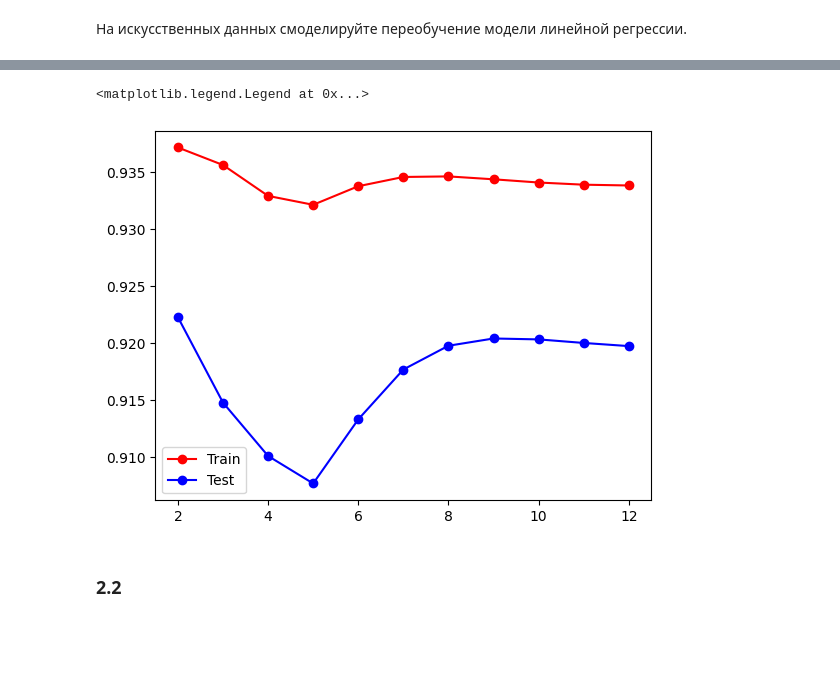
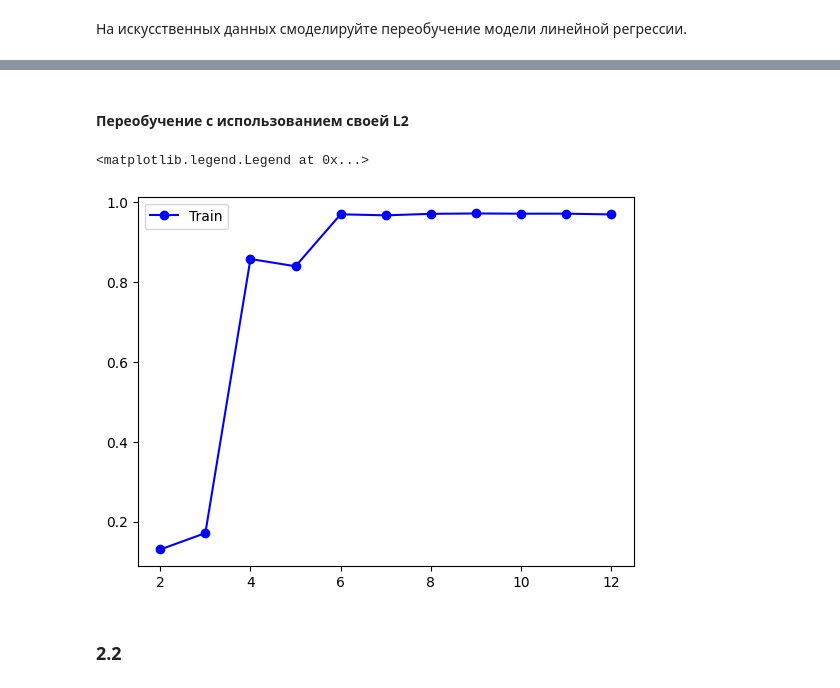
Before and after one commit to anshpak/bases-of-machine-learning, a Jupyter notebook: Shpak-lab-3.ipynb, the cells around one changed output, grey strips where cells are left out. Saved outputs shown, nothing was run; the diff lists cells and outputs as text; code cells hidden in the pictures; blank space fills up the shorter version.

```diff
--- a/Shpak-lab-3.ipynb
+++ b/Shpak-lab-3.ipynb
@@ -295,19 +290,23 @@ plt.legend(['Train', 'Test'])
-# %%
-degress = list(range(2, 13))
-scores_test = []
-scores_train = []
-for i in degress:
-    model = make_pipeline(PolynomialFeatures(degree=i),
-                          Lasso(fit_intercept=False))
-    model.fit(X_train, y_train)
-    scores_test.append(model.score(X_test, y_test))
-    scores_train.append(model.score(X_train, y_train))
-plt.plot(degress, scores_train, 'r-o')
-plt.plot(degress, scores_test, 'b-o')
-plt.legend(['Train', 'Test'])
-# %% [output]
-<matplotlib.legend.Legend at 0x...>
-[figure, removed]
+# %% [markdown]
+#### Переобучение с использованием своей L2
+# %%
+# n = 4
+alpha = 1
+# y_predicted = fit(x_train_2, x_test_2, y_train_2, n, alpha)
+# %%
+degress = list(range(2, 13))
+scores_test = []
+scores_train = []
+for i in degress:
+    y_predicted = fit(x_train_2, x_test_2, y_train_2, i, alpha)
+    scores_test.append(get_det_coeff(y_test_2, y_predicted))
+    # scores_train.append(model.score(x_train_3, y_train_3))
+# plt.plot(degress, scores_train, 'r-o')
+plt.plot(degress, scores_test, 'b-o')
+plt.legend(['Train', 'Test'])
+# %% [output]
+<matplotlib.legend.Legend at 0x...>
+[figure, added]
 # %% [markdown]
 ### 2.2
 # %% [markdown]
```
Also changed, not shown: parts of 11 cells of this notebook.
